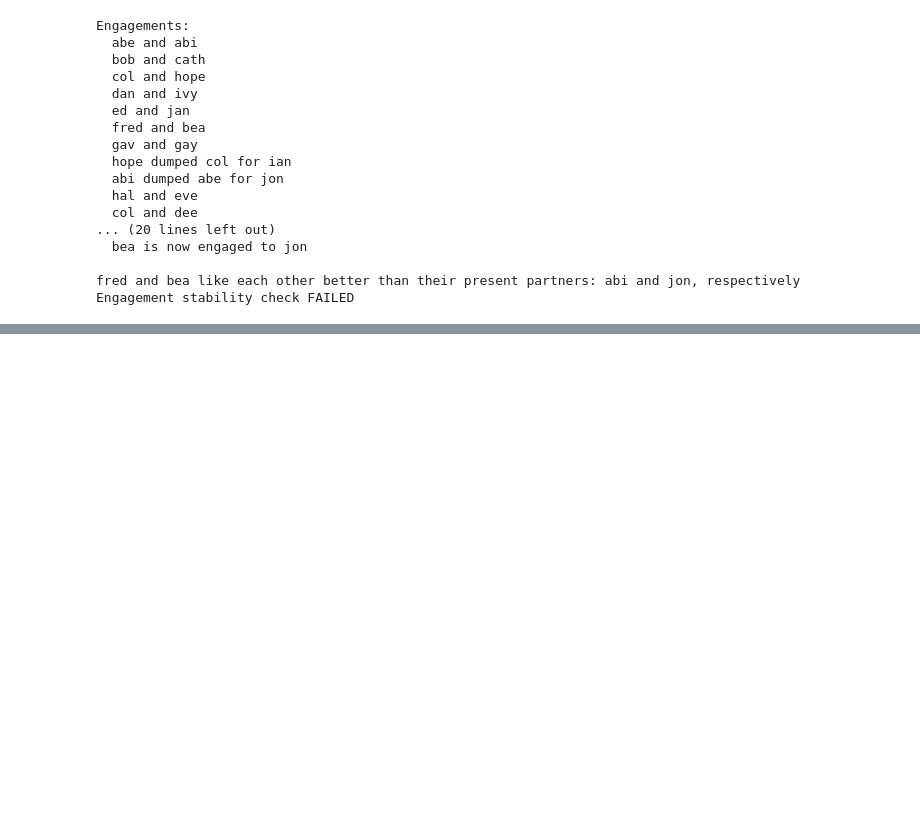
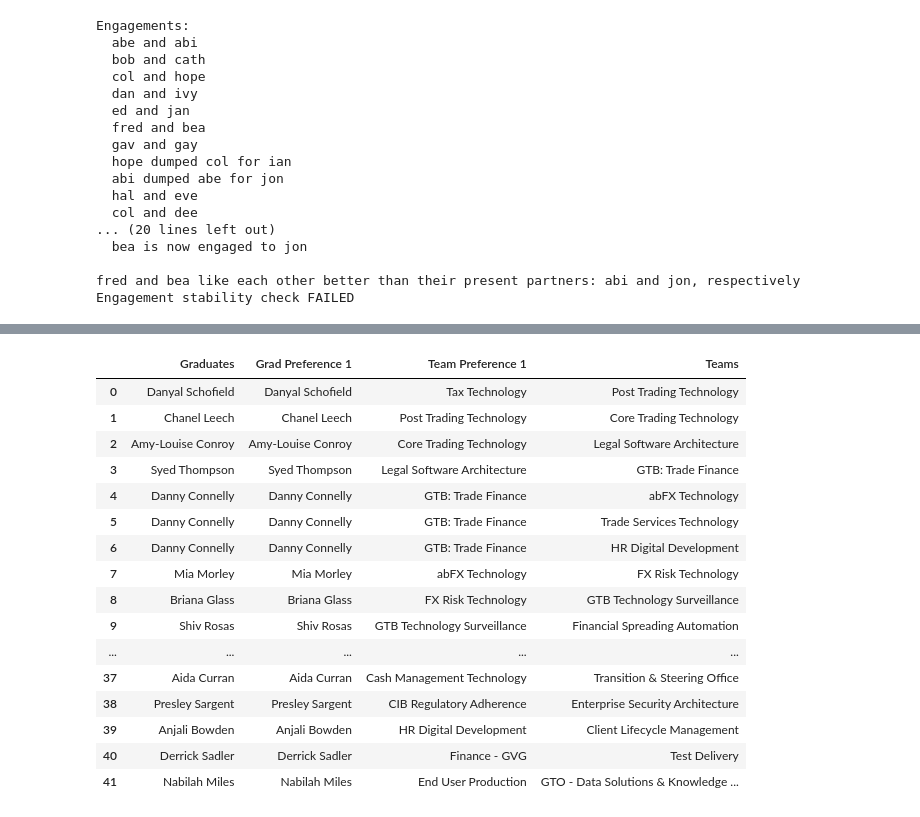
Before and after one commit to catalinAioanei/DB_Hackaton, a Jupyter notebook: MarriageProblem.ipynb, the cells around one changed output, grey strips where cells are left out. Cells and saved outputs as stored; diff of their text form; code cells hidden in the pictures; blank space fills up the shorter version.

```diff
--- a/MarriageProblem.ipynb
+++ b/MarriageProblem.ipynb
@@ -164,9 +185,3 @@ team.head()
 # %%
-merge_1 = grad.merge(right = team, left_on='Team Preference 1', right_on='Teams', how='inner')
-merge_1 = merge_1[['Graduates']]
-
-
 merge_2 = grad.merge(right = team, left_on='Graduates', right_on='Grad Preference 1', how='inner')
-merge_3 = merge_1.merge(right = merge_2, left_on='Graduates', right_on='Graduates', how='inner')
-merge_3 = merge_3[['Graduates', 'Team Preference 1']]
-merge_3.drop_duplicates(inplace=True)
+merge_2.drop_duplicates(inplace=True)
@@ -192,0 +188,20 @@ merge_3
+# %%
+merge_2[['Graduates','Grad Preference 1','Team Preference 1','Teams']]
+# %% [output]
+|  | Graduates | Grad Preference 1 | Team Preference 1 | Teams |
+| 0 | Danyal Schofield | Danyal Schofield | Tax Technology | Post Trading Technology |
+| 1 | Chanel Leech | Chanel Leech | Post Trading Technology | Core Trading Technology |
+| 2 | Amy-Louise Conroy | Amy-Louise Conroy | Core Trading Technology | Legal Software Architecture |
+| 3 | Syed Thompson | Syed Thompson | Legal Software Architecture | GTB: Trade Finance |
+| 4 | Danny Connelly | Danny Connelly | GTB: Trade Finance | abFX Technology |
+| 5 | Danny Connelly | Danny Connelly | GTB: Trade Finance | Trade Services Technology |
+| 6 | Danny Connelly | Danny Connelly | GTB: Trade Finance | HR Digital Development |
+| 7 | Mia Morley | Mia Morley | abFX Technology | FX Risk Technology |
+| 8 | Briana Glass | Briana Glass | FX Risk Technology | GTB Technology Surveillance |
+| 9 | Shiv Rosas | Shiv Rosas | GTB Technology Surveillance | Financial Spreading Automation |
+| ... | ... | ... | ... | ... |
+| 37 | Aida Curran | Aida Curran | Cash Management Technology | Transition & Steering Office |
+| 38 | Presley Sargent | Presley Sargent | CIB Regulatory Adherence | Enterprise Security Architecture |
+| 39 | Anjali Bowden | Anjali Bowden | HR Digital Development | Client Lifecycle Management |
+| 40 | Derrick Sadler | Derrick Sadler | Finance - GVG | Test Delivery |
+| 41 | Nabilah Miles | Nabilah Miles | End User Production | GTO - Data Solutions & Knowledge ... |
```
Also changed, not shown: parts of 6 cells of this notebook, 4 other files.
